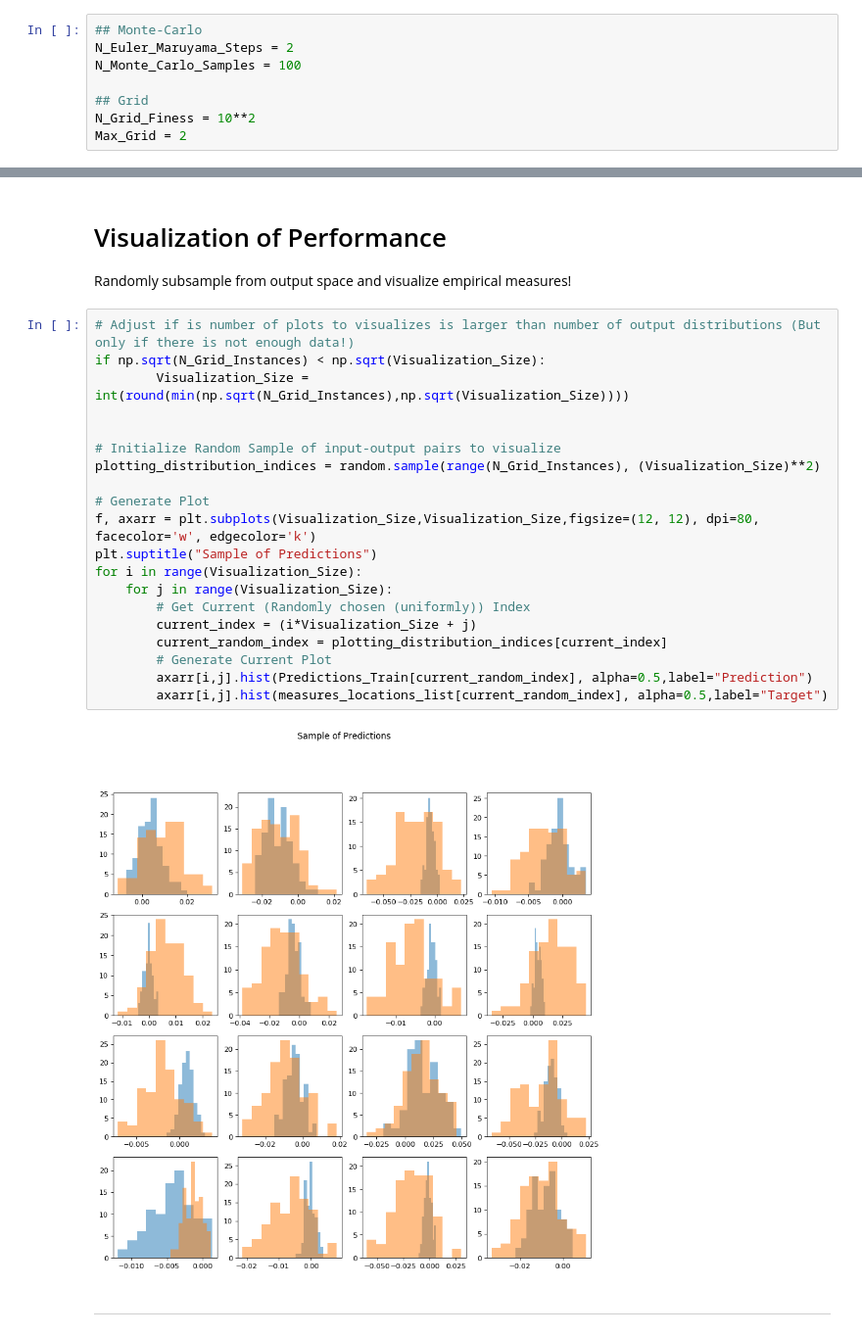
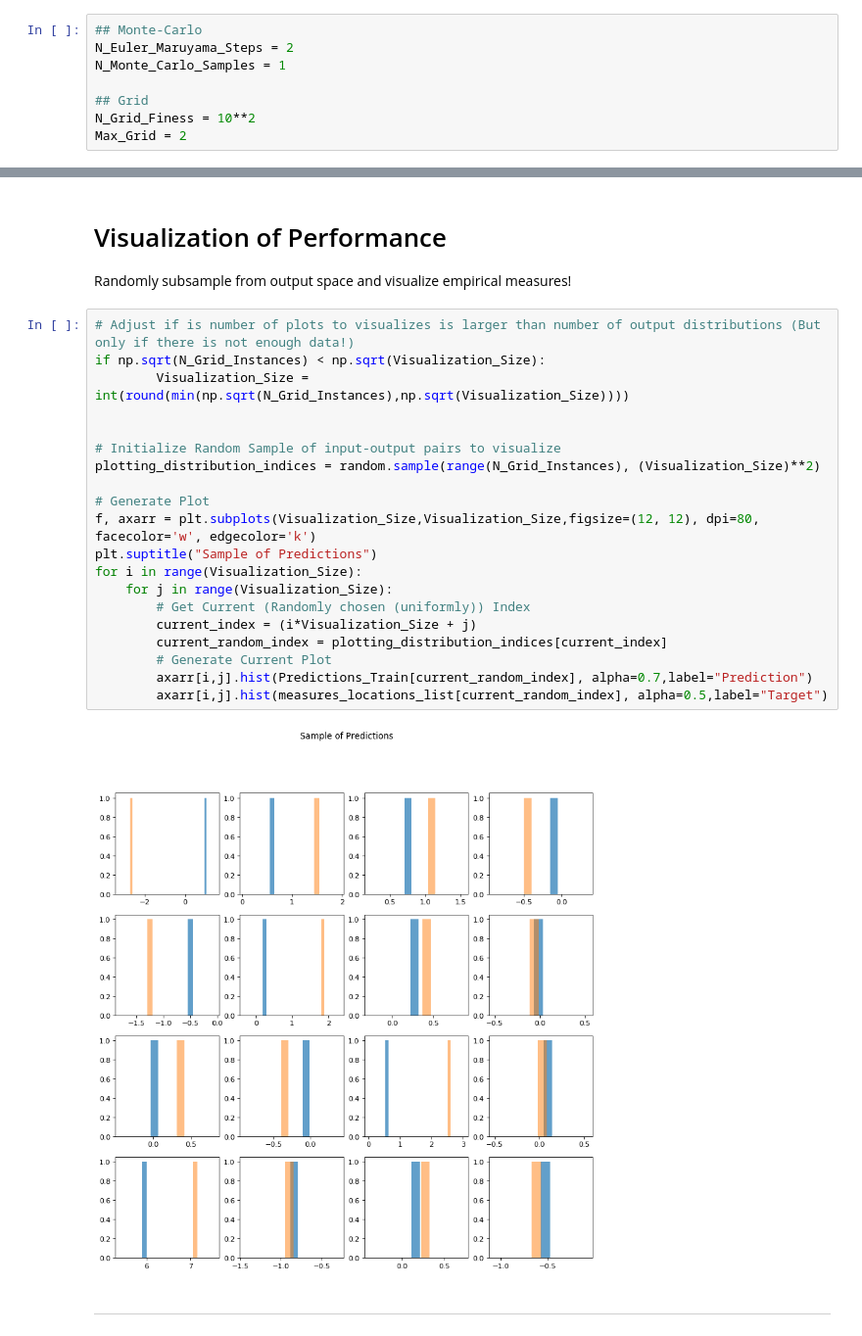
Before and after one commit to AnastasisKratsios/UniversalProcesses, a Jupyter notebook: Universal_Processes_Trainer.ipynb, the cells around one changed output, grey strips where cells are left out. Shown at 98% size. Cells and saved outputs as stored; diff of their text form.

```diff
--- a/Universal_Processes_Trainer.ipynb
+++ b/Universal_Processes_Trainer.ipynb
@@ -13,7 +13,7 @@ Visualization_Size = 4
 # %%
 ## Monte-Carlo
 N_Euler_Maruyama_Steps = 2
-N_Monte_Carlo_Samples = 100
+N_Monte_Carlo_Samples = 1
 
 ## Grid
 N_Grid_Finess = 10**2
@@ -380,25 +377,25 @@ Randomly subsample from output space and visualize empirical measures!
 # %%
 # Adjust if is number of plots to visualizes is larger than number of output distributions (But only if there is not enough data!)
 if np.sqrt(N_Grid_Instances) < np.sqrt(Visualization_Size):
         Visualization_Size = int(round(min(np.sqrt(N_Grid_Instances),np.sqrt(Visualization_Size))))
 
 
 # Initialize Random Sample of input-output pairs to visualize
 plotting_distribution_indices = random.sample(range(N_Grid_Instances), (Visualization_Size)**2)
 
 # Generate Plot
 f, axarr = plt.subplots(Visualization_Size,Visualization_Size,figsize=(12, 12), dpi=80, facecolor='w', edgecolor='k')
 plt.suptitle("Sample of Predictions")
 for i in range(Visualization_Size):
     for j in range(Visualization_Size):
         # Get Current (Randomly chosen (uniformly)) Index
         current_index = (i*Visualization_Size + j)
         current_random_index = plotting_distribution_indices[current_index]
         # Generate Current Plot
-        axarr[i,j].hist(Predictions_Train[current_random_index], alpha=0.5,label="Prediction")
+        axarr[i,j].hist(Predictions_Train[current_random_index], alpha=0.7,label="Prediction")
         axarr[i,j].hist(measures_locations_list[current_random_index], alpha=0.5,label="Target")
 # %% [output]
-[figure, old version]
+[figure, new version]
 # %% [markdown]
 ---
 # %% [markdown]
```
Also changed, not shown: parts of 3 cells of this notebook, 2 other files.
